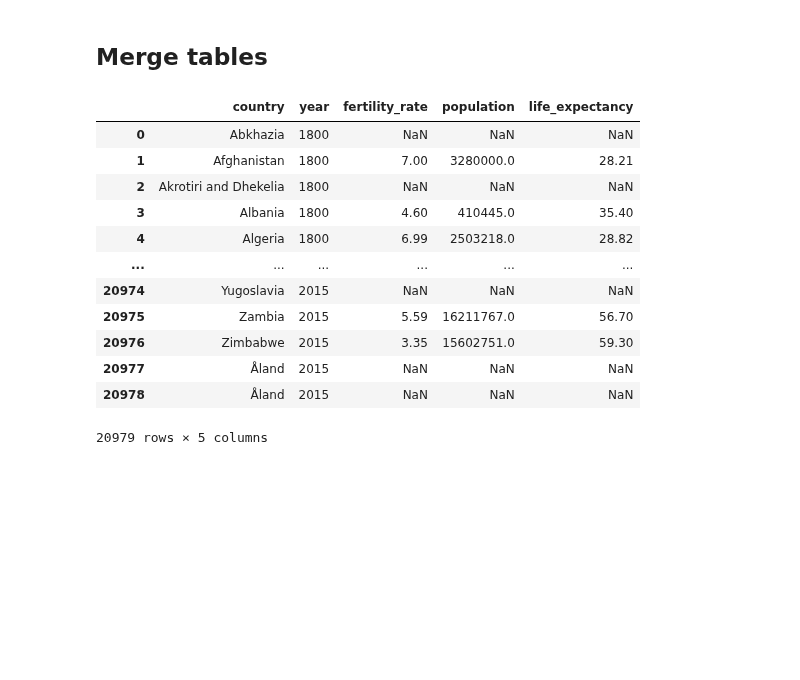
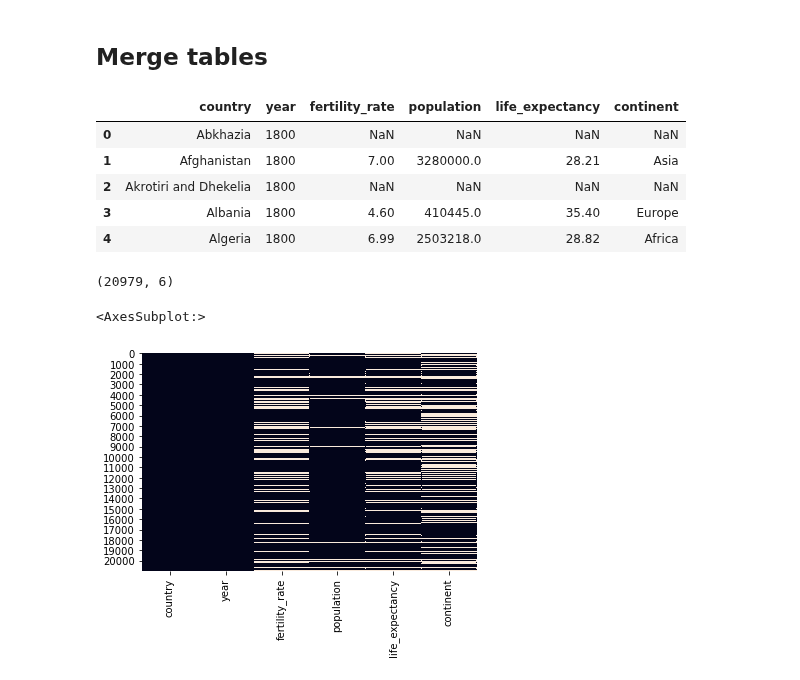
Before and after one commit to raphaelw/data-science-bootcamp, a Jupyter notebook: 01_week/weekly_project/animated_scatter_plot.ipynb, the cells around one changed output. Cells and saved outputs as stored; diff of their text form; code cells hidden in the pictures; blank space fills up the shorter version.

Commit message:
heatmap and plotting; add and merge continents data

```diff
--- a/01_week/weekly_project/animated_scatter_plot.ipynb
+++ b/01_week/weekly_project/animated_scatter_plot.ipynb
@@ -11,3 +11,4 @@ import matplotlib.pyplot as plt
 fertility_df = pd.read_csv('data/spiced/gapminder_total_fertility.csv', index_col=0)
 lifeexp_df = pd.read_excel('data/spiced/gapminder_lifeexpectancy.xlsx')
 population_df = pd.read_excel('data/spiced/gapminder_population.xlsx')
+continents_df = pd.read_csv('data/spiced/continents.csv', sep=';')
@@ -109,19 +126,22 @@ lifeexp_long_df = lifeexp_df.melt(id_vars='country', var_name='year', value_name
 # %%
 df = fertility_long_df.merge(population_long_df)
 df = df.merge(lifeexp_long_df)
+df = df.merge(continents_df, on='country', how='left')
 # %%
-df
+df.head()
 # %% [output]
-|  | country | year | fertility_rate | population | life_expectancy |
-| 0 | Abkhazia | 1800 | NaN | NaN | NaN |
-| 1 | Afghanistan | 1800 | 7.00 | 3280000.0 | 28.21 |
-| 2 | Akrotiri and Dhekelia | 1800 | NaN | NaN | NaN |
-| 3 | Albania | 1800 | 4.60 | 410445.0 | 35.40 |
-| 4 | Algeria | 1800 | 6.99 | 2503218.0 | 28.82 |
-| ... | ... | ... | ... | ... | ... |
-| 20974 | Yugoslavia | 2015 | NaN | NaN | NaN |
-| 20975 | Zambia | 2015 | 5.59 | 16211767.0 | 56.70 |
-| 20976 | Zimbabwe | 2015 | 3.35 | 15602751.0 | 59.30 |
-| 20977 | Åland | 2015 | NaN | NaN | NaN |
-| 20978 | Åland | 2015 | NaN | NaN | NaN |
+|  | country | year | fertility_rate | population | life_expectancy | continent |
+| 0 | Abkhazia | 1800 | NaN | NaN | NaN | NaN |
+| 1 | Afghanistan | 1800 | 7.00 | 3280000.0 | 28.21 | Asia |
+| 2 | Akrotiri and Dhekelia | 1800 | NaN | NaN | NaN | NaN |
+| 3 | Albania | 1800 | 4.60 | 410445.0 | 35.40 | Europe |
+| 4 | Algeria | 1800 | 6.99 | 2503218.0 | 28.82 | Africa |
-20979 rows × 5 columns
+# %%
+df.shape
+# %% [output]
+(20979, 6)
+# %%
+sns.heatmap(df.isnull(), cbar = False)
+# %% [output]
+<AxesSubplot:>
+[figure, added]
```
Also changed, not shown: parts of 7 cells of this notebook, 1 other file.
